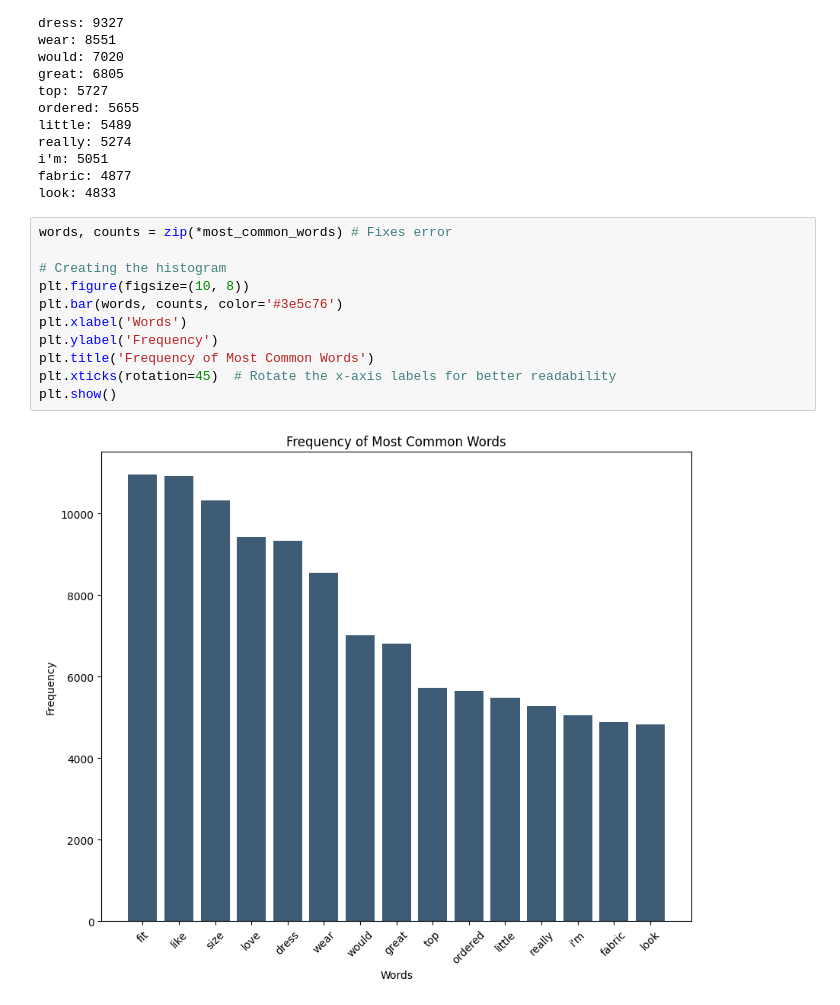
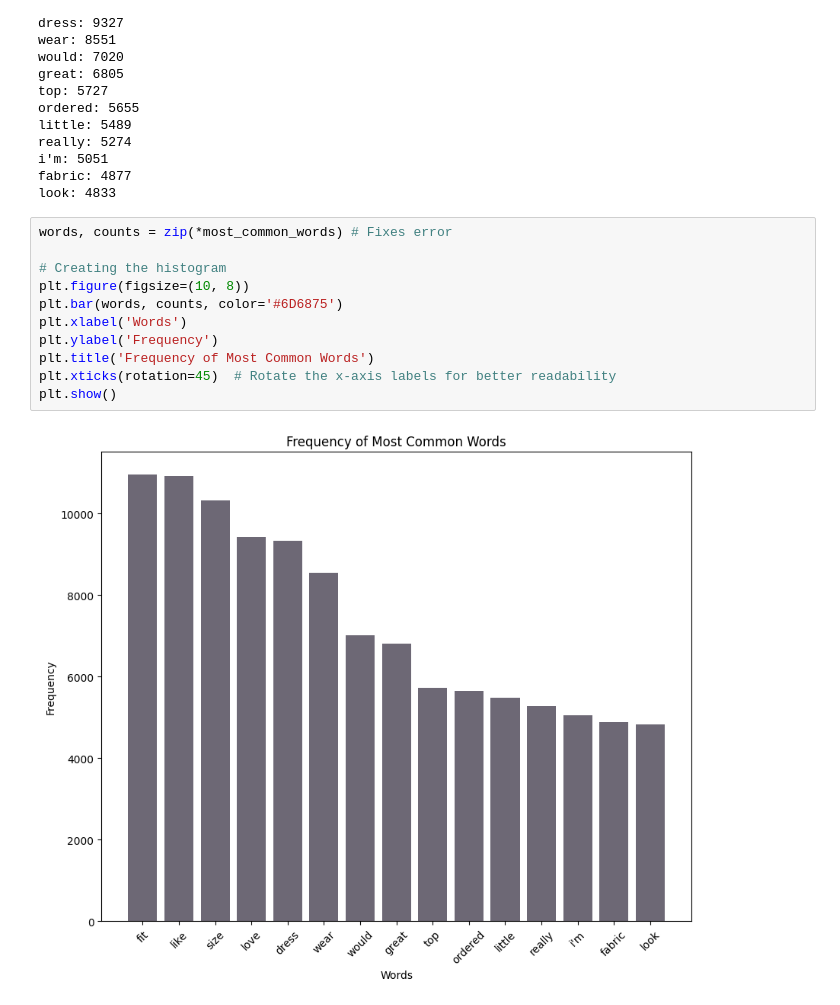
Before and after one commit to Ariamestra/ConsumerReviews, a Jupyter notebook: project_part1.ipynb, the cells around one changed output. Cells and saved outputs as stored; diff of their text form.

```diff
--- a/project_part1.ipynb
+++ b/project_part1.ipynb
@@ -250,16 +269,16 @@ look: 4833
 # %%
 words, counts = zip(*most_common_words) # Fixes error
 
 # Creating the histogram
 plt.figure(figsize=(10, 8))
-plt.bar(words, counts, color='#3e5c76')
+plt.bar(words, counts, color='#6D6875')
 plt.xlabel('Words')
 plt.ylabel('Frequency')
 plt.title('Frequency of Most Common Words')
 plt.xticks(rotation=45)  # Rotate the x-axis labels for better readability
 plt.show()
 # %% [output]
-[figure, old version]
+[figure, new version]
 # %% [markdown]
 ## 3. Conclusion
 
```
Also changed, not shown: parts of 7 cells of this notebook.
